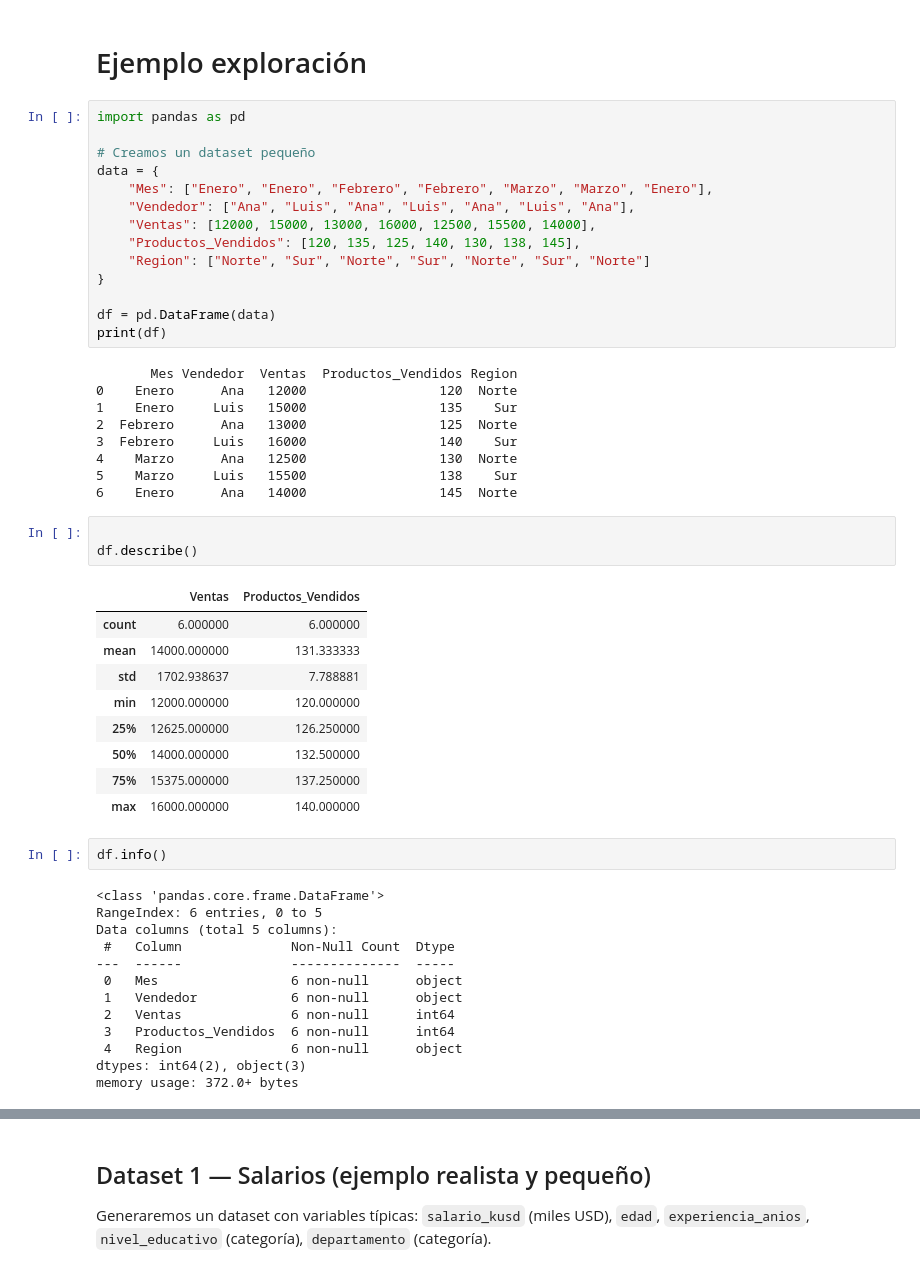
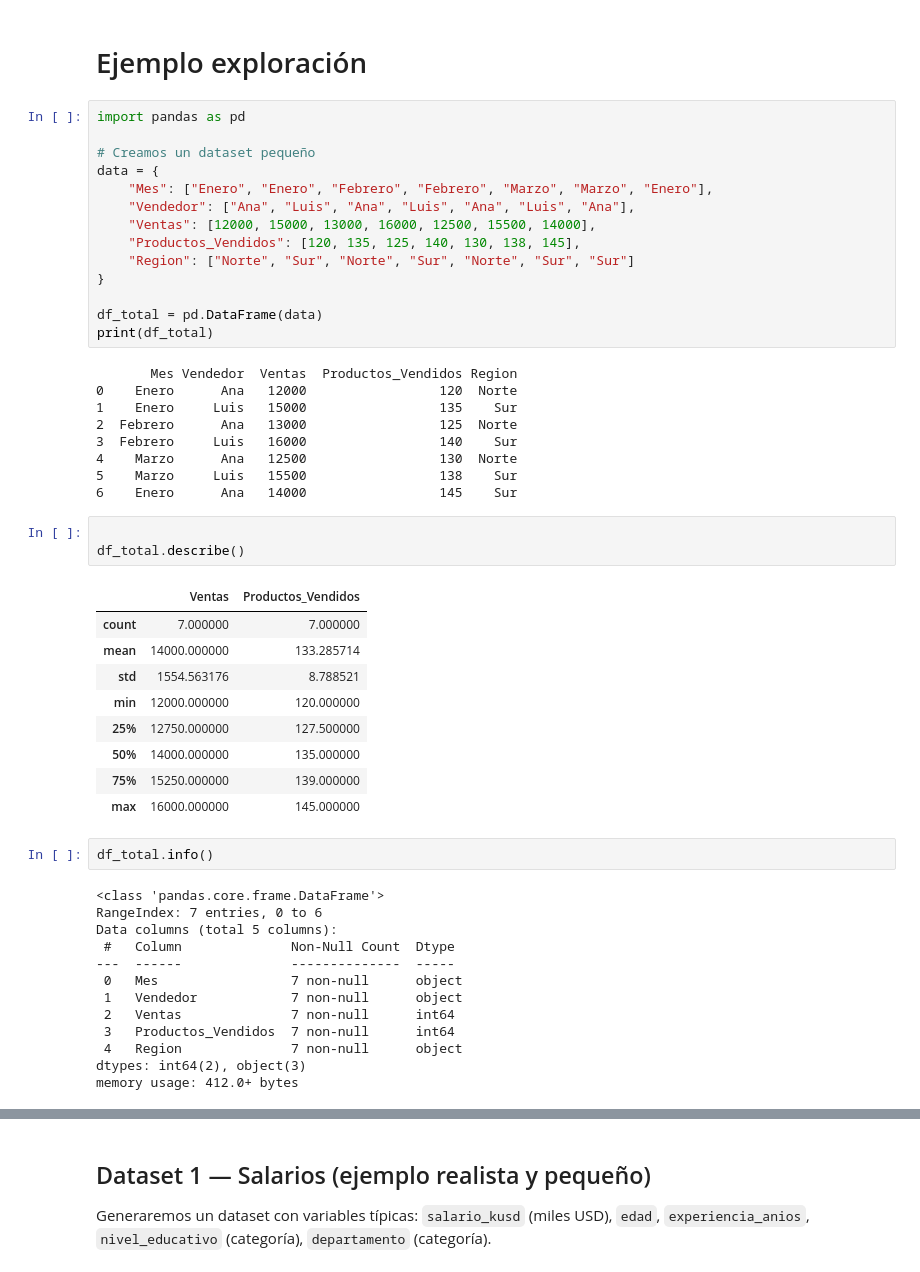
Before and after one commit to AlexEspinosa98/guayerd_class, a Jupyter notebook: clase_7/Clase7_Fundamentos_IA_Estadistica.ipynb, the cells around one changed output, grey strips where cells are left out. Saved outputs shown, nothing was run; the diff lists cells and outputs as text.

```diff
--- a/clase_7/Clase7_Fundamentos_IA_Estadistica.ipynb
+++ b/clase_7/Clase7_Fundamentos_IA_Estadistica.ipynb
@@ -60,11 +82,11 @@ data = {
     "Vendedor": ["Ana", "Luis", "Ana", "Luis", "Ana", "Luis", "Ana"],
     "Ventas": [12000, 15000, 13000, 16000, 12500, 15500, 14000],
     "Productos_Vendidos": [120, 135, 125, 140, 130, 138, 145],
-    "Region": ["Norte", "Sur", "Norte", "Sur", "Norte", "Sur", "Norte"]
+    "Region": ["Norte", "Sur", "Norte", "Sur", "Norte", "Sur", "Sur"]
 }
 
-df = pd.DataFrame(data)
-print(df)
+df_total = pd.DataFrame(data)
+print(df_total)
 # %% [output]
        Mes Vendedor  Ventas  Productos_Vendidos Region
 0    Enero      Ana   12000                 120  Norte
@@ -73,33 +95,33 @@ print(df)
 3  Febrero     Luis   16000                 140    Sur
 4    Marzo      Ana   12500                 130  Norte
 5    Marzo     Luis   15500                 138    Sur
-6    Enero      Ana   14000                 145  Norte
+6    Enero      Ana   14000                 145    Sur
 # %%
 
-df.describe()
+df_total.describe()
 # %% [output]
 |  | Ventas | Productos_Vendidos |
-| count | 6.000000 | 6.000000 |
-| mean | 14000.000000 | 131.333333 |
-| std | 1702.938637 | 7.788881 |
+| count | 7.000000 | 7.000000 |
+| mean | 14000.000000 | 133.285714 |
+| std | 1554.563176 | 8.788521 |
 | min | 12000.000000 | 120.000000 |
-| 25% | 12625.000000 | 126.250000 |
-| 50% | 14000.000000 | 132.500000 |
-| 75% | 15375.000000 | 137.250000 |
-| max | 16000.000000 | 140.000000 |
+| 25% | 12750.000000 | 127.500000 |
+| 50% | 14000.000000 | 135.000000 |
+| 75% | 15250.000000 | 139.000000 |
+| max | 16000.000000 | 145.000000 |
 # %%
-df.info()
+df_total.info()
 # %% [output]
 <class 'pandas.core.frame.DataFrame'>
-RangeIndex: 6 entries, 0 to 5
+RangeIndex: 7 entries, 0 to 6
 Data columns (total 5 columns):
  #   Column              Non-Null Count  Dtype
 ---  ------              --------------  -----
- 0   Mes                 6 non-null      object
- 1   Vendedor            6 non-null      object
- 2   Ventas              6 non-null      int64
- 3   Productos_Vendidos  6 non-null      int64
- 4   Region              6 non-null      object
+ 0   Mes                 7 non-null      object
+ 1   Vendedor            7 non-null      object
+ 2   Ventas              7 non-null      int64
+ 3   Productos_Vendidos  7 non-null      int64
+ 4   Region              7 non-null      object
 dtypes: int64(2), object(3)
-memory usage: 372.0+ bytes
+memory usage: 412.0+ bytes
 # %%
```
Also changed, not shown: parts of 11 cells of this notebook, 2 other files.
